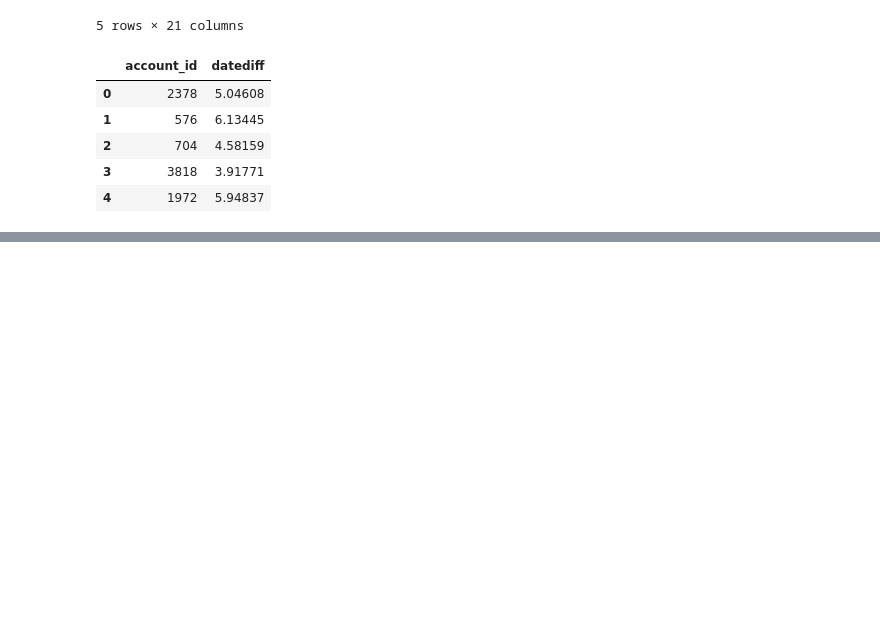
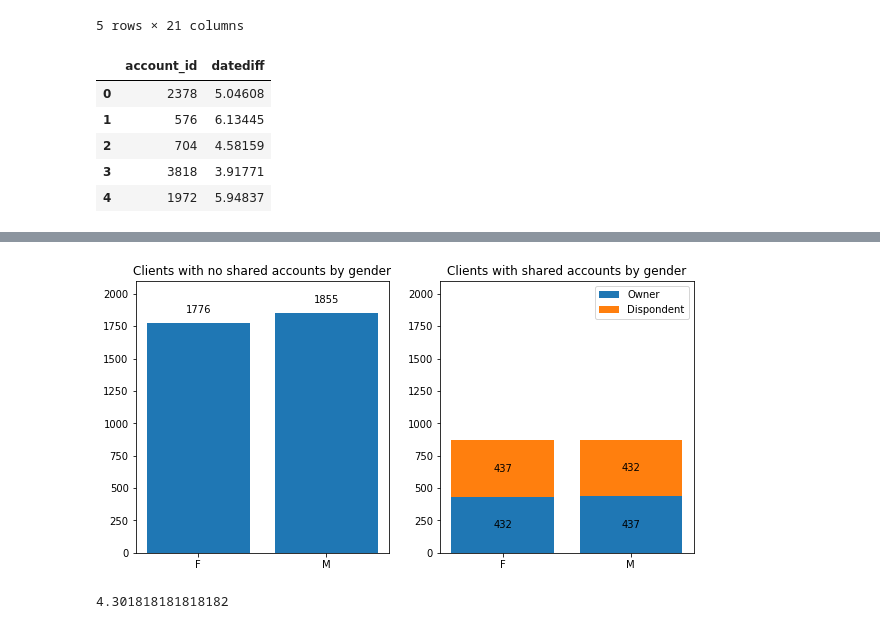
Before and after one commit to clairehutin/Financial-Programming---Banking-Data, a Jupyter notebook: IESEG_FP_Final-Project.ipynb, the cells around one changed output, grey strips where cells are left out. Cells and saved outputs as stored; diff of their text form; code cells hidden in the pictures; blank space fills up the shorter version.

```diff
--- a/IESEG_FP_Final-Project.ipynb
+++ b/IESEG_FP_Final-Project.ipynb
@@ -478,0 +478,67 @@ memory usage: 2.0+ MB
+# %%
+#Creating dataframes to compare data for shared versus single owner (exclusive) accounts
+clients_accs = final_merge[['cust_client_id','acc_account_id']].groupby('acc_account_id').count()
+
+shared_accs = final_merge[final_merge["acc_account_id"].isin(list(clients_accs[clients_accs['cust_client_id']==2].index))]
+exclusive_accs = final_merge[final_merge["acc_account_id"].isin(list(clients_accs[clients_accs['cust_client_id']==1].index))]
+# %%
+#Gender distribution dataframe for clients who don't share accounts
+exc_count=exclusive_accs.groupby("cust_g")["cust_client_id"].count().reset_index()
+exc_count=pd.DataFrame(exc_count)
+exc_count.columns = ['gender', 'clients']
+
+#Gender distribution dataframe for clients who share accounts, one dataframe for account owners, one for non-owners
+shrd_own_count=shared_accs[shared_accs["disp_owner"]==1].groupby("cust_g")["cust_client_id"].count().reset_index()
+shrd_own_count=pd.DataFrame(shrd_own_count)
+shrd_own_count.columns = ['gender', 'clients']
+
+shrd_disp_count=shared_accs[shared_accs["disp_owner"]==0].groupby("cust_g")["cust_client_id"].count().reset_index()
+shrd_disp_count=pd.DataFrame(shrd_disp_count)
+shrd_disp_count.columns = ['gender', 'clients']
+# %%
+#Plotting Gender for all groups
+f = plt.figure(figsize=(10, 5))
+f.add_subplot(1,2,1)
+plt.ylim(0, 2100)
+plt.bar(exc_count["gender"],exc_count['clients'])
+plt.title('Clients with no shared accounts by gender')
+
+for x,y in exc_count.values:
+    label = "{:.0f}".format(y)
+
+    plt.annotate(label, # this is the text
+                 (x,y), # this is the point to label
+                 textcoords="offset points", # how to position the text
+                 xytext=(0,10), # distance from text to points (x,y)
+                 ha='center')
+
+f.add_subplot(1,2,2)
+p1 = plt.bar(shrd_own_count["gender"],shrd_own_count['clients'])
+p2 = plt.bar(shrd_disp_count["gender"],shrd_disp_count['clients'],
+             bottom=shrd_own_count['clients'])
+for r1,r2 in zip(p1,p2):
+    h1 = r1.get_height()
+    h2 = r2.get_height()
+    plt.text(r1.get_x() + r1.get_width() / 2., h1 / 2., "%d" % h1, ha="center", va="center")
+    plt.text(r2.get_x() + r2.get_width() / 2., h1 + h2 / 2., "%d" % h2, ha="center", va="center")
+
+plt.ylim(0, 2100)
+plt.title('Clients with shared accounts by gender')
+plt.legend((p1[0], p2[0]), ('Owner', 'Dispondent'))
+plt.show()
+# %% [output]
+[figure, added]
+# %%
+#Looking at average age differences for shared accounts
+shared_accs["owner_age"]=shared_accs.loc[shared_accs["disp_owner"]==1,"cust_age"]
+shared_accs["disp_age"]=shared_accs.loc[shared_accs["disp_owner"]==0,"cust_age"]
+shared_accs["disp_age"] = shared_accs["disp_age"].shift(-1)
+
+age_diff = shared_accs[shared_accs["disp_owner"]==1][["acc_account_id","owner_age","disp_age"]]
+age_diff = age_diff[age_diff["owner_age"]!=age_diff["disp_age"]]
+age_diff["diff"] = abs(age_diff["owner_age"] - age_diff["disp_age"])
+age_diff["diff"].mean()
+
+#Low age difference and gender distribution suggests possibility of shared accounts mostly belonging to couples
+# %% [output]
+4.301818181818182
```
Also changed, not shown: parts of 55 cells of this notebook, 2 other files.
